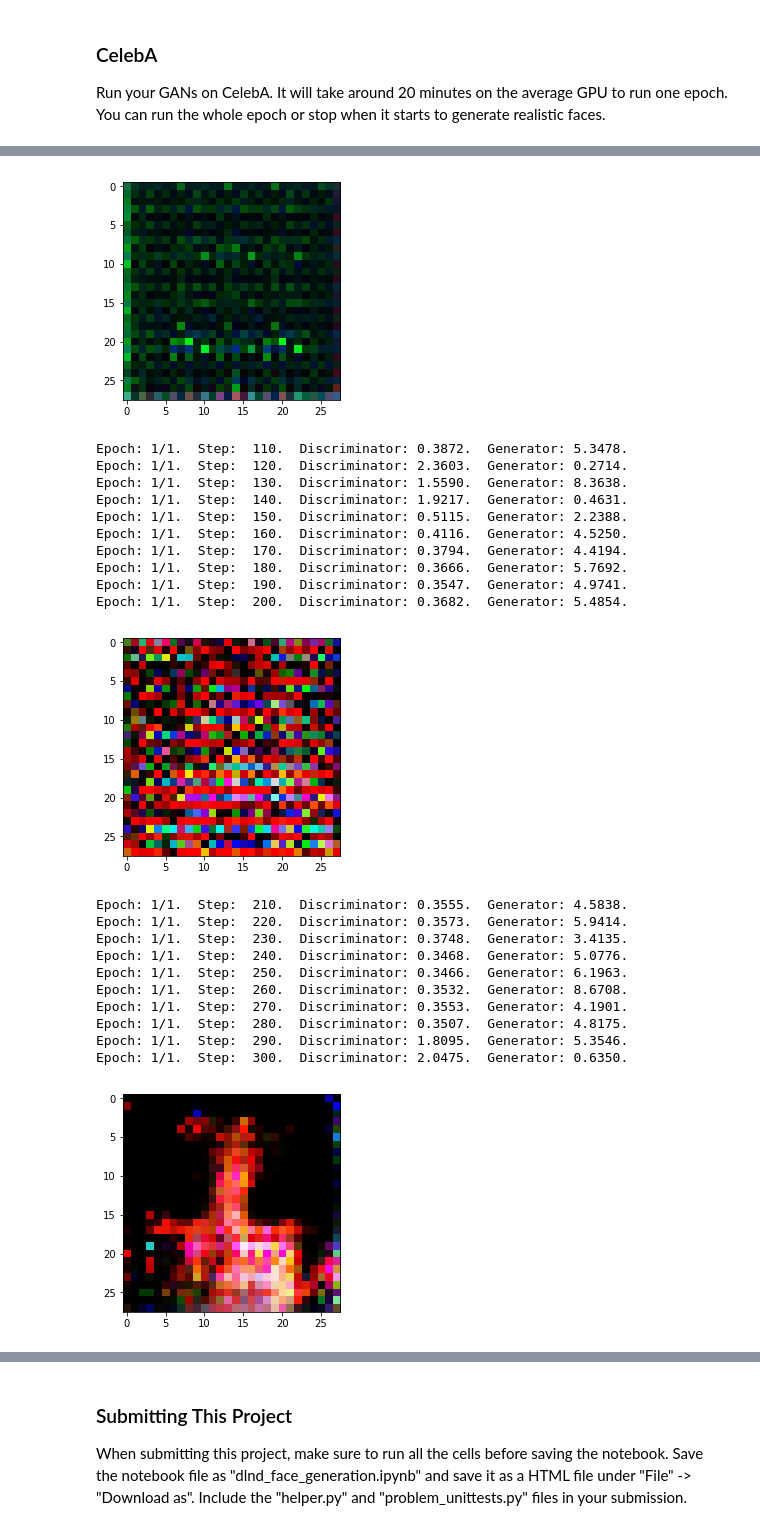
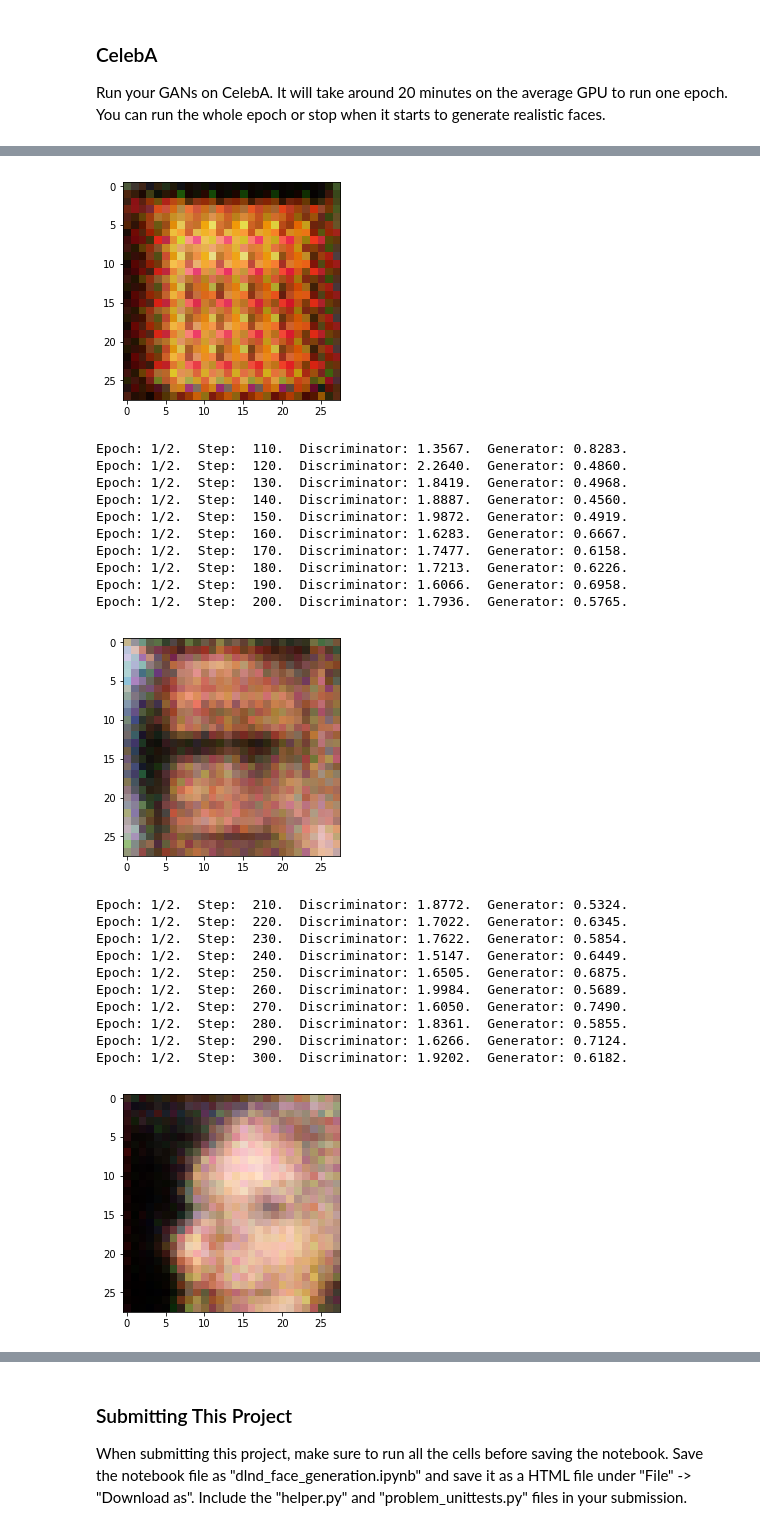
Before and after one commit to snegirigens/DLND, a Jupyter notebook: face_generation/dlnd_face_generation.ipynb, the cells around one changed output, grey strips where cells are left out. Drawn from its saved outputs; the diff is of its cells as text; code cells hidden in the pictures.

Commit message:
[Face Generation] Discriminator: 28x28x64 -> 4x4x1024. Generator: 7x7x1024 -> 28x28x64

```diff
--- a/face_generation/dlnd_face_generation.ipynb
+++ b/face_generation/dlnd_face_generation.ipynb
@@ -193,28 +202,28 @@ def generator(z, out_channel_dim, is_train=True):
     alpha = 0.2
 
     with tf.variable_scope ('generator', reuse=is_train==False):
-        h0 = tf.layers.dense (z, 4*4*1024, activation=None)
-        h0 = tf.reshape (h0, [-1, 4, 4, 1024])
+        h0 = tf.layers.dense (z, 7*7*1024, activation=None)
+        h0 = tf.reshape (h0, [-1, 7, 7, 1024])
         h0 = tf.layers.batch_normalization (h0, training=is_train)
         h0 = tf.maximum (alpha * h0, h0)
-        # 4x4x1024 now
+        # 7x7x1024 now
 
-        h1 = tf.layers.conv2d_transpose (h0, 512, 5, strides=3, use_bias=False, padding='valid')
+        h1 = tf.layers.conv2d_transpose (h0, 512, 5, strides=1, use_bias=False, padding='same')
         h1 = tf.layers.batch_normalization (h1, training=is_train)
         h1 = tf.maximum (alpha * h1, h1)
-        # 14x14x512 now
+        # 7x7x512 now
 
         h2 = tf.layers.conv2d_transpose (h1, 256, 5, strides=2, use_bias=False, padding='same')
         h2 = tf.layers.batch_normalization (h2, training=is_train)
         h2 = tf.maximum (alpha * h2, h2)
-        # 28x28x256 now
+        # 14x14x256 now
 
-        h3 = tf.layers.conv2d_transpose (h2, 128, 5, strides=2, use_bias=False, padding='same')
+        h3 = tf.layers.conv2d_transpose (h2, 64, 5, strides=2, use_bias=False, padding='same')
         h3 = tf.layers.batch_normalization (h3, training=is_train)
         h3 = tf.maximum (alpha * h3, h3)
-        # 56x56x128 now
+        # 28x28x64 now
 
-        logits = tf.layers.conv2d (h3, out_channel_dim, 5, strides=2, use_bias=True, padding='same')
+        logits = tf.layers.conv2d_transpose (h3, out_channel_dim, 5, strides=1, use_bias=True, padding='same')
         out = tf.tanh (logits)
         # 28x28x3 now
 
@@ -379,8 +388,6 @@ def train(epoch_count, batch_size, z_dim, lr, beta1, get_batches, data_shape, da
     :param data_image_mode: The image mode to use for images ("RGB" or "L")
     """
     # TODO: Build Model
-#    tf.reset_default_graph()
-#    print ('Data shape: {}'.format (data_shape))
     out_channel_dim = data_shape[3]
     input_real, input_z, learning_rate = model_inputs (data_shape[1], data_shape[2], data_shape[3], z_dim)
     d_loss, g_loss = model_loss (input_real, input_z, out_channel_dim)
@@ -404,6 +411,7 @@ def train(epoch_count, batch_size, z_dim, lr, beta1, get_batches, data_shape, da
                 _ = sess.run (d_opt, feed_dict={input_real: batch_images, input_z: batch_z, learning_rate: lr})
                 _ = sess.run (g_opt, feed_dict={input_z: batch_z, learning_rate: lr})
                 _ = sess.run (g_opt, feed_dict={input_z: batch_z, learning_rate: lr})
+                _ = sess.run (g_opt, feed_dict={input_z: batch_z, learning_rate: lr})
 
                 if step % 10 == 0:
                     train_loss_d = sess.run (d_loss, feed_dict={input_real: batch_images, input_z: batch_z})
@@ -416,10 +424,10 @@ def train(epoch_count, batch_size, z_dim, lr, beta1, get_batches, data_shape, da
                             "Generator: {:.4f}.".format (train_loss_g))
 
                 if step % 100 == 0:
-#                    gen_samples = sess.run (
-#                        generator (input_z, out_channel_dim, is_train=False),
-#                        feed_dict = {input_z: sample_z})
-#                    samples.append (gen_samples)
+                    gen_samples = sess.run (
+                        generator (input_z, out_channel_dim, is_train=False),
+                        feed_dict = {input_z: sample_z})
+                    samples.append (gen_samples)
 #                    _ = view_samples (len(samples) - 1, samples)
 #                    plt.show()
                     show_generator_output(sess, 2, input_z, out_channel_dim, data_image_mode)
@@ -428,6 +436,7 @@ def train(epoch_count, batch_size, z_dim, lr, beta1, get_batches, data_shape, da
                     show_generator_output(sess, 25, input_z, out_channel_dim, data_image_mode)
 
         show_generator_output(sess, 25, input_z, out_channel_dim, data_image_mode)
+#        saver.save (sess, './checkpoints/generator.ckpt')
         saver.save (sess, './checkpoints/generator_celeb.ckpt')
 
     with open('train_losses.pkl', 'wb') as f:
@@ -565,7 +574,7 @@ tf.reset_default_graph()
 """
 DON'T MODIFY ANYTHING IN THIS CELL THAT IS BELOW THIS LINE
 """
-epochs = 1
+epochs = 2
 
 celeba_dataset = helper.Dataset('celeba', glob(os.path.join(data_dir, 'img_align_celeba/*.jpg')))
 with tf.Graph().as_default():
@@ -585,23 +594,23 @@ Epoch: 1/1.  Step:  100.  Discriminator: 0.4862.  Generator: 10.5445.
-[figure, old version]
+[figure, new version]
-Epoch: 1/1.  Step:  110.  Discriminator: 0.3872.  Generator: 5.3478.
-Epoch: 1/1.  Step:  120.  Discriminator: 2.3603.  Generator: 0.2714.
-Epoch: 1/1.  Step:  130.  Discriminator: 1.5590.  Generator: 8.3638.
-Epoch: 1/1.  Step:  140.  Discriminator: 1.9217.  Generator: 0.4631.
-Epoch: 1/1.  Step:  150.  Discriminator: 0.5115.  Generator: 2.2388.
-Epoch: 1/1.  Step:  160.  Discriminator: 0.4116.  Generator: 4.5250.
-Epoch: 1/1.  Step:  170.  Discriminator: 0.3794.  Generator: 4.4194.
-Epoch: 1/1.  Step:  180.  Discriminator: 0.3666.  Generator: 5.7692.
-Epoch: 1/1.  Step:  190.  Discriminator: 0.3547.  Generator: 4.9741.
-Epoch: 1/1.  Step:  200.  Discriminator: 0.3682.  Generator: 5.4854.
+Epoch: 1/2.  Step:  110.  Discriminator: 1.3567.  Generator: 0.8283.
+Epoch: 1/2.  Step:  120.  Discriminator: 2.2640.  Generator: 0.4860.
+Epoch: 1/2.  Step:  130.  Discriminator: 1.8419.  Generator: 0.4968.
+Epoch: 1/2.  Step:  140.  Discriminator: 1.8887.  Generator: 0.4560.
+Epoch: 1/2.  Step:  150.  Discriminator: 1.9872.  Generator: 0.4919.
+Epoch: 1/2.  Step:  160.  Discriminator: 1.6283.  Generator: 0.6667.
+Epoch: 1/2.  Step:  170.  Discriminator: 1.7477.  Generator: 0.6158.
+Epoch: 1/2.  Step:  180.  Discriminator: 1.7213.  Generator: 0.6226.
+Epoch: 1/2.  Step:  190.  Discriminator: 1.6066.  Generator: 0.6958.
+Epoch: 1/2.  Step:  200.  Discriminator: 1.7936.  Generator: 0.5765.
-[figure, old version]
+[figure, new version]
-Epoch: 1/1.  Step:  210.  Discriminator: 0.3555.  Generator: 4.5838.
-Epoch: 1/1.  Step:  220.  Discriminator: 0.3573.  Generator: 5.9414.
-Epoch: 1/1.  Step:  230.  Discriminator: 0.3748.  Generator: 3.4135.
-Epoch: 1/1.  Step:  240.  Discriminator: 0.3468.  Generator: 5.0776.
-Epoch: 1/1.  Step:  250.  Discriminator: 0.3466.  Generator: 6.1963.
-Epoch: 1/1.  Step:  260.  Discriminator: 0.3532.  Generator: 8.6708.
-Epoch: 1/1.  Step:  270.  Discriminator: 0.3553.  Generator: 4.1901.
-Epoch: 1/1.  Step:  280.  Discriminator: 0.3507.  Generator: 4.8175.
-Epoch: 1/1.  Step:  290.  Discriminator: 1.8095.  Generator: 5.3546.
-Epoch: 1/1.  Step:  300.  Discriminator: 2.0475.  Generator: 0.6350.
+Epoch: 1/2.  Step:  210.  Discriminator: 1.8772.  Generator: 0.5324.
+Epoch: 1/2.  Step:  220.  Discriminator: 1.7022.  Generator: 0.6345.
+Epoch: 1/2.  Step:  230.  Discriminator: 1.7622.  Generator: 0.5854.
+Epoch: 1/2.  Step:  240.  Discriminator: 1.5147.  Generator: 0.6449.
+Epoch: 1/2.  Step:  250.  Discriminator: 1.6505.  Generator: 0.6875.
+Epoch: 1/2.  Step:  260.  Discriminator: 1.9984.  Generator: 0.5689.
+Epoch: 1/2.  Step:  270.  Discriminator: 1.6050.  Generator: 0.7490.
+Epoch: 1/2.  Step:  280.  Discriminator: 1.8361.  Generator: 0.5855.
+Epoch: 1/2.  Step:  290.  Discriminator: 1.6266.  Generator: 0.7124.
+Epoch: 1/2.  Step:  300.  Discriminator: 1.9202.  Generator: 0.6182.
-[figure, old version]
+[figure, new version]
```
Also changed, not shown: parts of 5 cells of this notebook.
